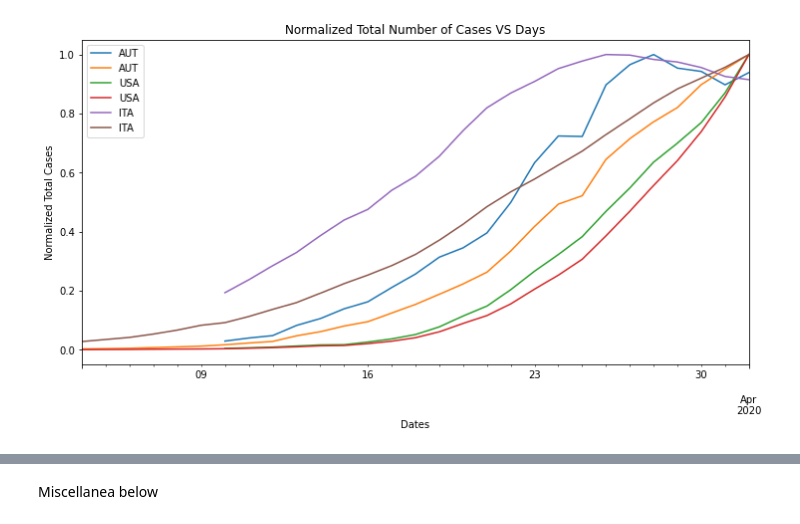
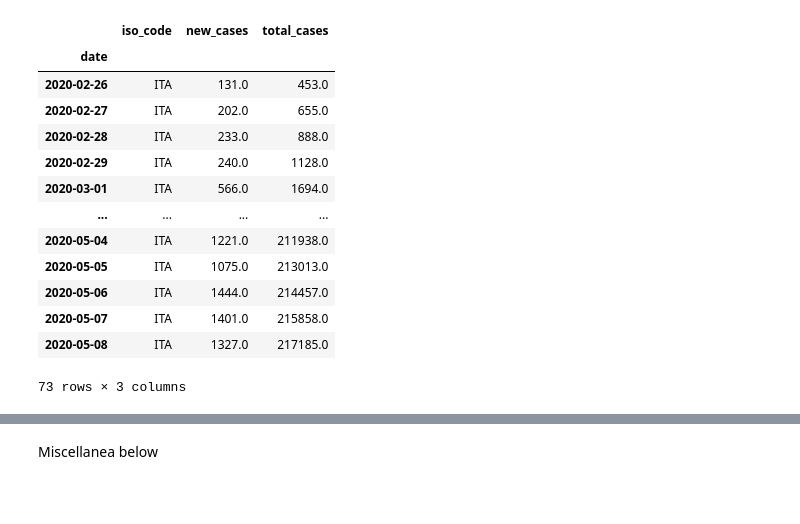
Before and after one commit to RMilock/ComplexSpread, a Jupyter notebook: CSSE_JHU/data_viz.ipynb, the cells around one changed output, grey strips where cells are left out. Drawn from its saved outputs; the diff is of its cells as text; code cells hidden in the pictures; blank space fills up the shorter version.

```diff
--- a/CSSE_JHU/data_viz.ipynb
+++ b/CSSE_JHU/data_viz.ipynb
@@ -8,24 +8,24 @@ df.index = pd.to_datetime(df.index)
 dg = df[["iso_code","new_cases", "total_cases"]]
 dh = dg[dg["iso_code"].isin(("AUT","USA","ITA"))]
 #dg[dg["iso_code"]=="USA"]
-# %%
-start_date = "2020-03-03"; end_date = "2020-04-01"
-
-def dfstate(state, dg, st_dt, end_dt, ax):
-    dfstat = dg[dg["iso_code"]==state]
-    mask = (dfstat.index > start_date) & (dfstat.index <= end_date)
-    dfstat = dfstat.loc[mask]
-    dfstat["MA_dni_"+state] = dfstat["new_cases"].rolling(window = 7).mean()
-    dfstat = dfstat.iloc[:,1:].apply(lambda x: x / x.max(), axis=0)
-    dfstat["MA_dni_"+state].plot(ax = axs, label = state)
-    dfstat["total_cases"].plot(ax = axs, label = state)
-
-import matplotlib.pyplot as plt
-fig, axs = plt.subplots(figsize=(12, 6))
-for state in states:
-    dfstate(state, dg = dg, st_dt = start_date, end_dt = end_date, ax = axs)
-plt.xlabel("Dates"); plt.ylabel("Normalized Total Cases"); plt.title("Normalized Total Number of Cases VS Days")
-plt.legend()
-plt.show()
-# %% [output]
-[figure, removed]
+# %%
+dfita = dh[dh["iso_code"]=="ITA"]
+start_date = "2020-02-25"; end_date = "2020-05-08"
+mask = (dfita.index > start_date) & (dfita.index <= end_date)
+dfita = dfita.loc[mask]
+dfita
+# %% [output]
+|  | iso_code | new_cases | total_cases |
+| date |  |  |  |
+| 2020-02-26 | ITA | 131.0 | 453.0 |
+| 2020-02-27 | ITA | 202.0 | 655.0 |
+| 2020-02-28 | ITA | 233.0 | 888.0 |
+| 2020-02-29 | ITA | 240.0 | 1128.0 |
+| 2020-03-01 | ITA | 566.0 | 1694.0 |
+| ... | ... | ... | ... |
+| 2020-05-04 | ITA | 1221.0 | 211938.0 |
+| 2020-05-05 | ITA | 1075.0 | 213013.0 |
+| 2020-05-06 | ITA | 1444.0 | 214457.0 |
+| 2020-05-07 | ITA | 1401.0 | 215858.0 |
+| 2020-05-08 | ITA | 1327.0 | 217185.0 |
+73 rows × 3 columns
```
Also changed, not shown: parts of 8 cells of this notebook.
